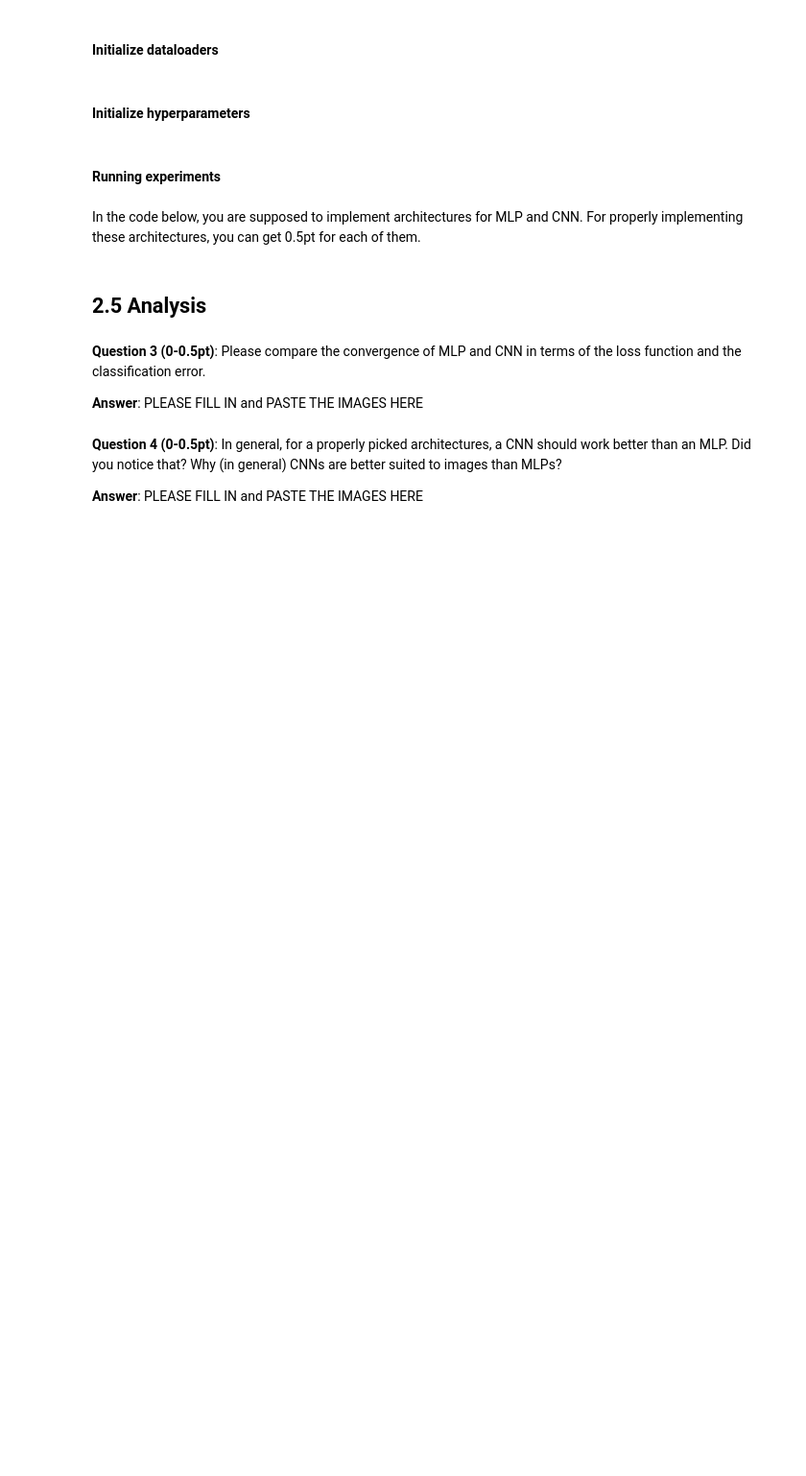
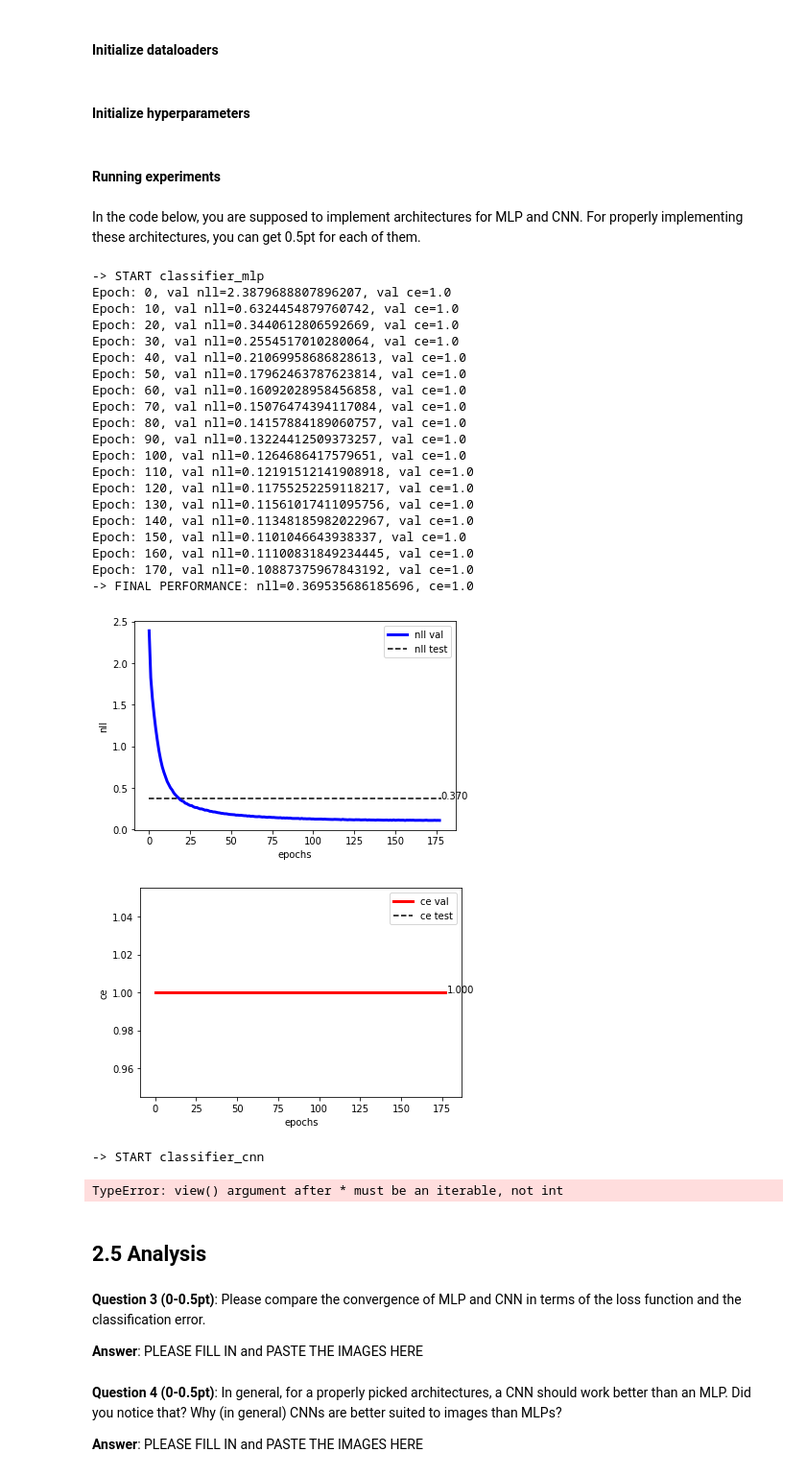
Before and after one commit to gaialiistro/CI, a Jupyter notebook: assignment_4.ipynb, the cells around one changed output. Shown at 96% size. Drawn from its saved outputs; the diff is of its cells as text; code cells hidden in the pictures; blank space fills up the shorter version.

```diff
--- a/assignment_4.ipynb
+++ b/assignment_4.ipynb
@@ -43,7 +43,7 @@ KeyError: 'CLOUDSDK_CONFIG'
 # %%
 # IF YOU USE COLAB, THIS IS VERY USEFUL! OTHERWISE, PLEASE REMOVE IT.
 # PLEASE CHANGE IT TO YOUR OWN GOOGLE DRIVE!
-results_dir = '/content/gdrive/My Drive/Colab Notebooks/TEACHING/'
+results_dir = '//home/gaia/uni/CI'
 # %%
 # PLEASE DO NOT REMOVE!
 # This is a class for the dataset of small (8px x 8px) digits.
@@ -144,9 +148,7 @@ class ClassifierNeuralNet(nn.Module):
     # The output must be a class label (long).
     def classify(self, x):
       #------
-      # PLEASE FILL IN
-      # y_pred = ...
-      #------
+      y_pred = x.argmax(dim=1)
       return y_pred
 
     # This function is crucial for a module in PyTorch.
@@ -154,8 +156,7 @@ class ClassifierNeuralNet(nn.Module):
     def forward(self, x, y, reduction='avg'):
       #------
       # PLEASE FILL IN
-      # loss = ...
-      #------
+      loss = self.nll(classnet(x), y)
       if reduction == 'sum':
         return loss.sum()
       else:
@@ -341,6 +342,14 @@ for name in names:
     #
     # You are asked here to propose your own architecture
     # NOTE: Please remember that the output must be LogSoftmax!
+    classnet = nn.Sequential(
+                              nn.Linear(D,32),
+                              nn.ReLU(),
+                              nn.Linear(32,K),
+                              nn.LogSoftmax(dim=1)
+
+    )
+
     #------
 
   # CNN
@@ -353,39 +362,76 @@ for name in names:
     #=========
     #------
     # PLEASE FILL IN:
-    # classnet = nn.Sequential(...)
+    classnet = nn.Sequential(
+                        Reshape(?),
+#                         nn.Conv2d(64, 18, kernel_size=num_kernels, stride=1, padding=1),
+#                         nn.MaxPool2d(kernel_size=num_kernels, stride=2, padding=0),
+                        Flatten(),
+                        nn.Linear(D,32),
+                        nn.ReLU(),
+                        nn.Linear(32,K),,
+                        nn.LogSoftmax(dim=1)
+    )
+
+
+
     #
     # You are asked here to propose your own architecture
     # NOTE: Plese note that the images are represented as vectors, thus, you must
     # use Reshape(size) as the first layer, and Flatten() after all convolutional
     # layers and before linear layers.
     # NOTE: Please remember that the output must be LogSoftmax!
     #------
 
   # Init ClassifierNN
   model = ClassifierNeuralNet(classnet)
 
   # Init OPTIMIZER (here we use ADAMAX)
   optimizer = torch.optim.Adamax([p for p in model.parameters() if p.requires_grad == True], lr=lr, weight_decay=wd)
 
   # Training procedure
   nll_val, error_val = training(name=result_dir + name,
                                 max_patience=max_patience,
                                 num_epochs=num_epochs,
                                 model=model,
                                 optimizer=optimizer,
                                 training_loader=training_loader,
                                 val_loader=val_loader)
 
   # The final evaluation (on the test set)
   test_loss, test_error = evaluation(name=result_dir + name, test_loader=test_loader)
   # write the results to a file
   f = open(result_dir + name + '_test_loss.txt', "w")
   f.write('NLL: ' + str(test_loss) + '\nCE: ' + str(test_error))
   f.close()
   # create curves
   plot_curve(result_dir + name, nll_val, file_name='_nll_val_curve.pdf', ylabel='nll', test_eval=test_loss)
   plot_curve(result_dir + name, error_val, file_name='_ca_val_curve.pdf', ylabel='ce', color='r-', test_eval=test_error)
+# %% [output]
+-> START classifier_mlp
+Epoch: 0, val nll=2.3879688807896207, val ce=1.0
+Epoch: 10, val nll=0.6324454879760742, val ce=1.0
+Epoch: 20, val nll=0.3440612806592669, val ce=1.0
+Epoch: 30, val nll=0.2554517010280064, val ce=1.0
+Epoch: 40, val nll=0.21069958686828613, val ce=1.0
+Epoch: 50, val nll=0.17962463787623814, val ce=1.0
+Epoch: 60, val nll=0.16092028958456858, val ce=1.0
+Epoch: 70, val nll=0.15076474394117084, val ce=1.0
+Epoch: 80, val nll=0.14157884189060757, val ce=1.0
+Epoch: 90, val nll=0.13224412509373257, val ce=1.0
+Epoch: 100, val nll=0.1264686417579651, val ce=1.0
+Epoch: 110, val nll=0.12191512141908918, val ce=1.0
+Epoch: 120, val nll=0.11755252259118217, val ce=1.0
+Epoch: 130, val nll=0.11561017411095756, val ce=1.0
+Epoch: 140, val nll=0.11348185982022967, val ce=1.0
+Epoch: 150, val nll=0.1101046643938337, val ce=1.0
+Epoch: 160, val nll=0.11100831849234445, val ce=1.0
+Epoch: 170, val nll=0.10887375967843192, val ce=1.0
+-> FINAL PERFORMANCE: nll=0.369535686185696, ce=1.0
+[figure, added]
+[figure, added]
+-> START classifier_cnn
+TypeError: view() argument after * must be an iterable, not int
 # %% [markdown]
 ## 2.5 Analysis
 # %% [markdown]
```
Also changed, not shown: parts of 2 cells of this notebook.
